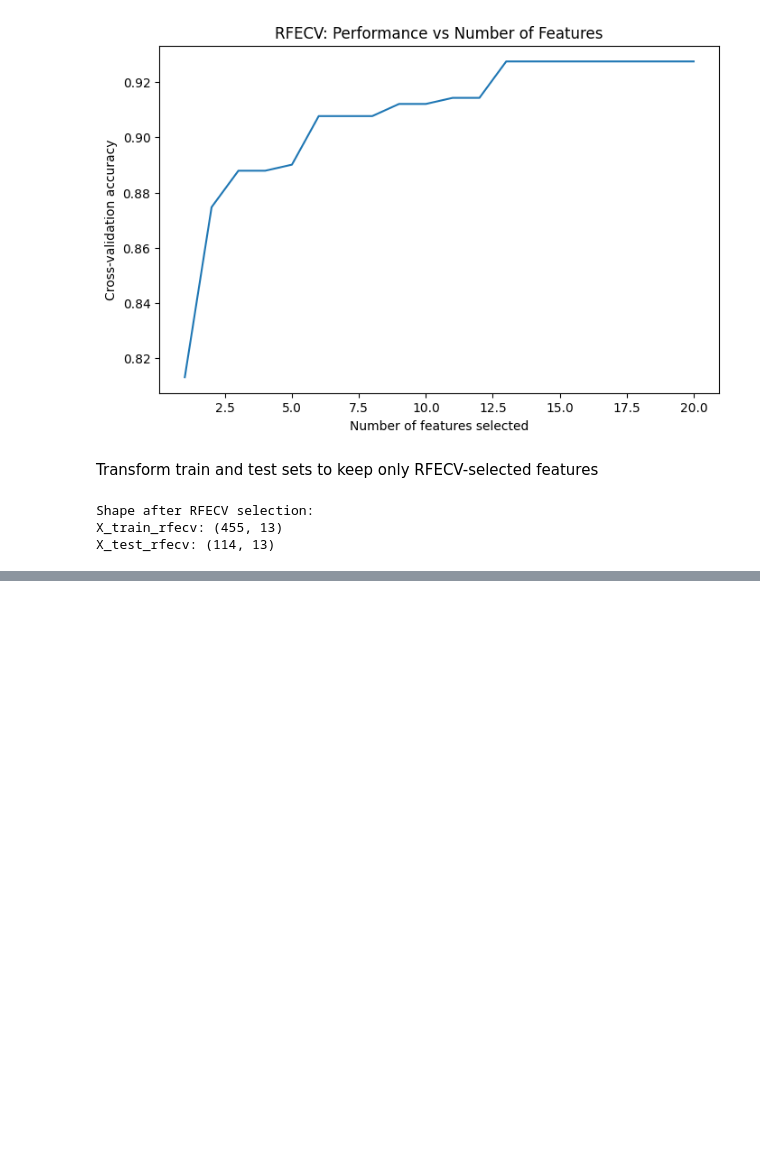
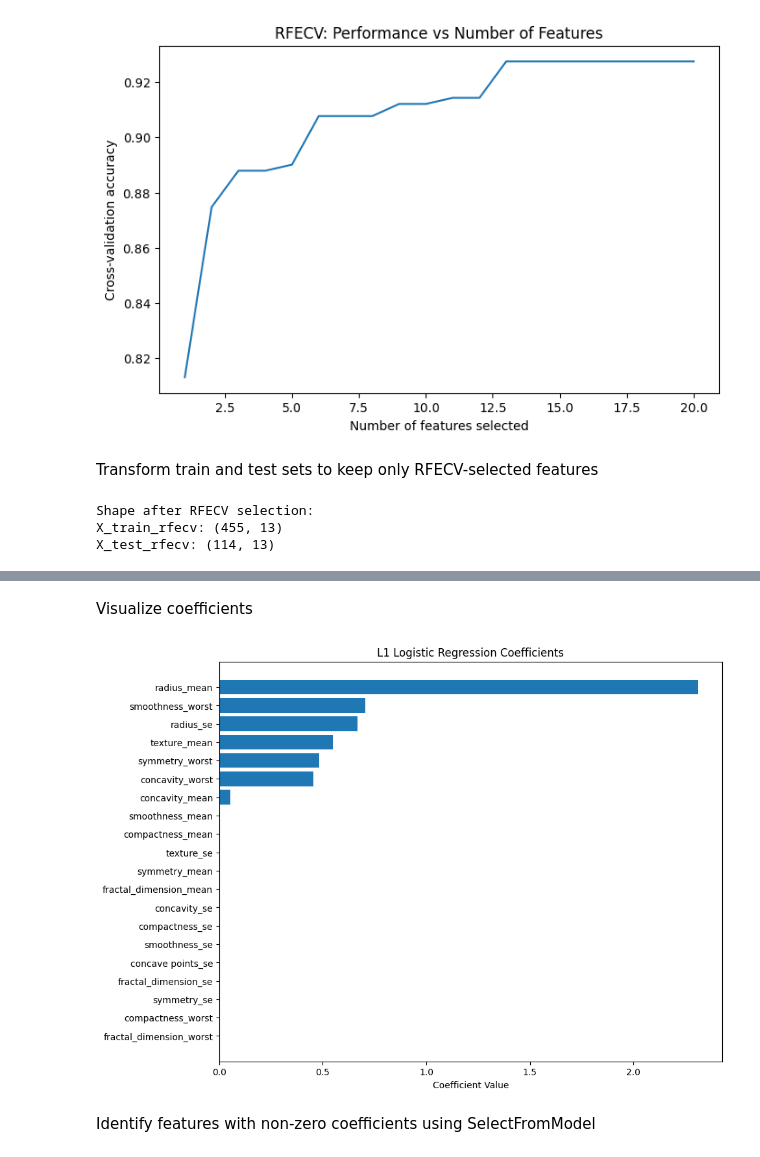
Before and after one commit to Badhon63/Machine-Learning_Lab, a Jupyter notebook: A2/05_regression.ipynb, the cells around one changed output, grey strips where cells are left out. Drawn from its saved outputs; the diff is of its cells as text; code cells hidden in the pictures; blank space fills up the shorter version.

```diff
--- a/A2/05_regression.ipynb
+++ b/A2/05_regression.ipynb
@@ -580,0 +900,4 @@ X_test_rfecv: (114, 13)
+# %%
+scaler_l1 = StandardScaler()
+X_train_scaled = pd.DataFrame(scaler_l1.fit_transform(X_train), columns=X_train.columns, index=X_train.index)
+X_test_scaled = pd.DataFrame(scaler_l1.transform(X_test), columns=X_test.columns, index=X_test.index)
@@ -580,0 +906,3 @@ X_test_rfecv: (114, 13)
+# %%
+l1_model = LogisticRegression(penalty='l1', solver='liblinear', C=0.1, random_state=42)
+l1_model.fit(X_train_scaled, y_train)
@@ -580,0 +913,9 @@ X_test_rfecv: (114, 13)
+# %%
+coef_df = pd.DataFrame({
+    'Feature': X_train.columns,
+    'Coefficient': l1_model.coef_[0]
+})
+coef_df['Abs_Coefficient'] = coef_df['Coefficient'].abs()
+coef_df = coef_df.sort_values(by='Abs_Coefficient', ascending=False).reset_index(drop=True)
+
+print("L1 model coefficients:\n", coef_df)
@@ -580,0 +940,13 @@ X_test_rfecv: (114, 13)
+# %% [markdown]
+Visualize coefficients
+# %%
+plt.figure(figsize=(10,8))
+plt.barh(coef_df['Feature'], coef_df['Coefficient'])
+plt.gca().invert_yaxis()
+plt.xlabel("Coefficient Value")
+plt.title("L1 Logistic Regression Coefficients")
+plt.show()
+# %% [output]
+[figure, added]
+# %% [markdown]
+Identify features with non-zero coefficients using SelectFromModel
```
Also changed, not shown: parts of 100 cells of this notebook.
